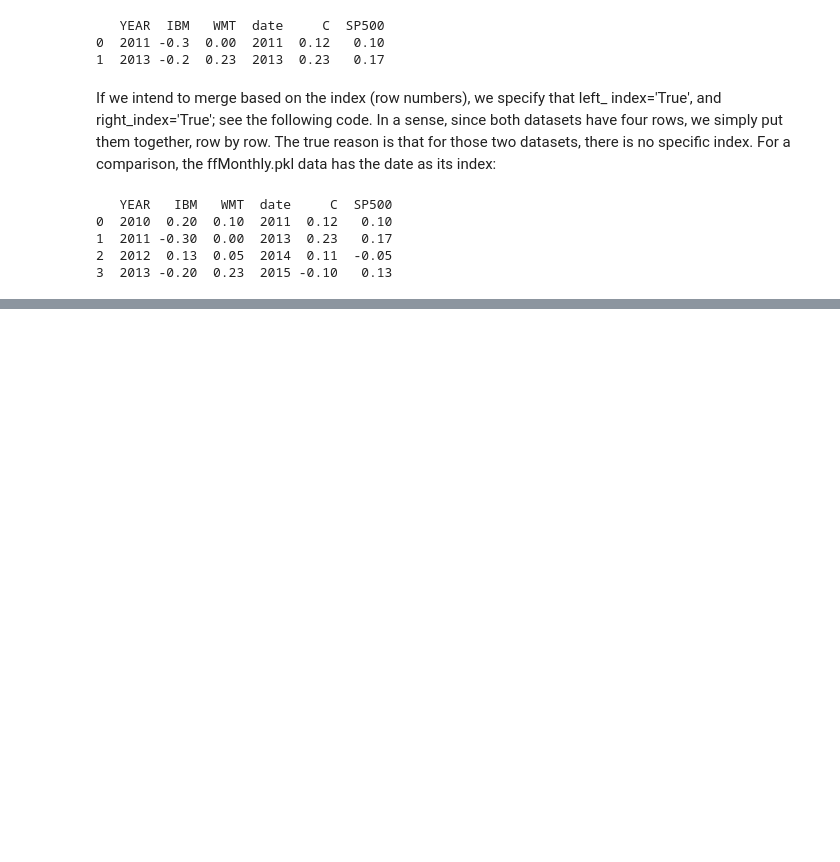
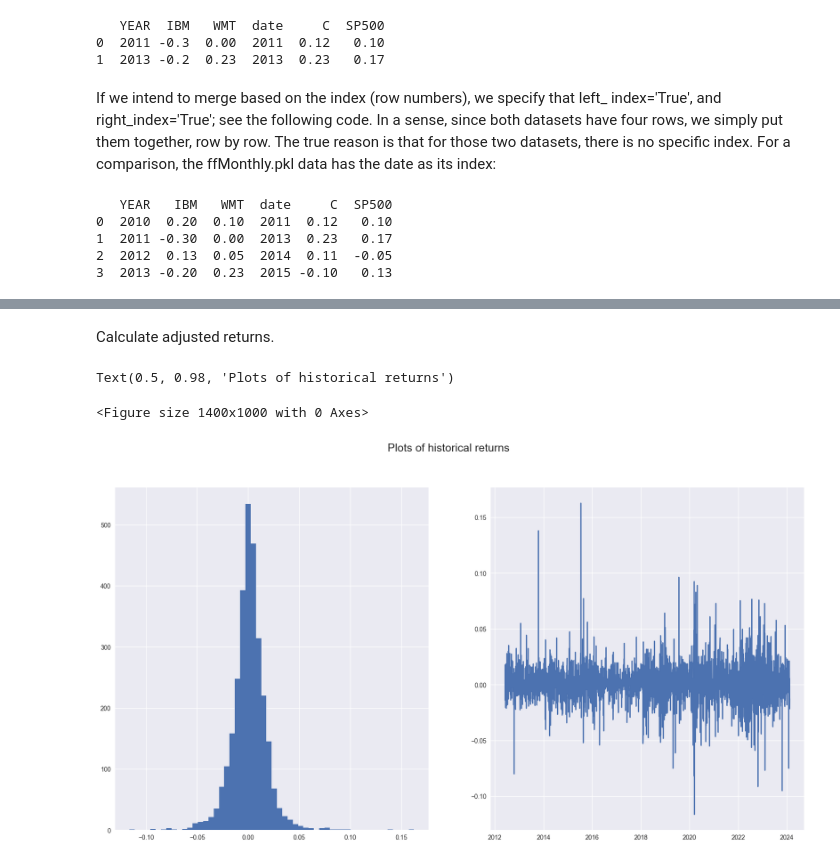
Before and after one commit to leoouyang781/Test-Repository, a Jupyter notebook: Python-For-Finance-2nd-Edition/Chapter 7.ipynb, the cells around one changed output, grey strips where cells are left out. Saved outputs shown, nothing was run; the diff lists cells and outputs as text; code cells hidden in the pictures; blank space fills up the shorter version.

```diff
--- a/Python-For-Finance-2nd-Edition/Chapter 7.ipynb
+++ b/Python-For-Finance-2nd-Edition/Chapter 7.ipynb
@@ -289,0 +357,18 @@ print(pd.merge(x,y, right_index=True,left_index=True))
+# %% [markdown]
+Calculate adjusted returns.
+# %%
+def rets(x):
+    return (x - x.shift(1))/x.shift(1)
+
+returns = rets(dataset['Adj Close'])
+
+#lets get plots of the daily returns:
+plt.figure()
+fig1, axs = plt.subplots(1, 2,figsize=(20, 10))
+axs[0].hist(returns,bins=round(sqrt(len(returns))))
+axs[1].plot(returns)
+fig1.suptitle('Plots of historical returns',fontsize=18)
+# %% [output]
+Text(0.5, 0.98, 'Plots of historical returns')
+<Figure size 1400x1000 with 0 Axes>
+[figure, added]
```
Also changed, not shown: parts of 29 cells of this notebook, 1 other file.
